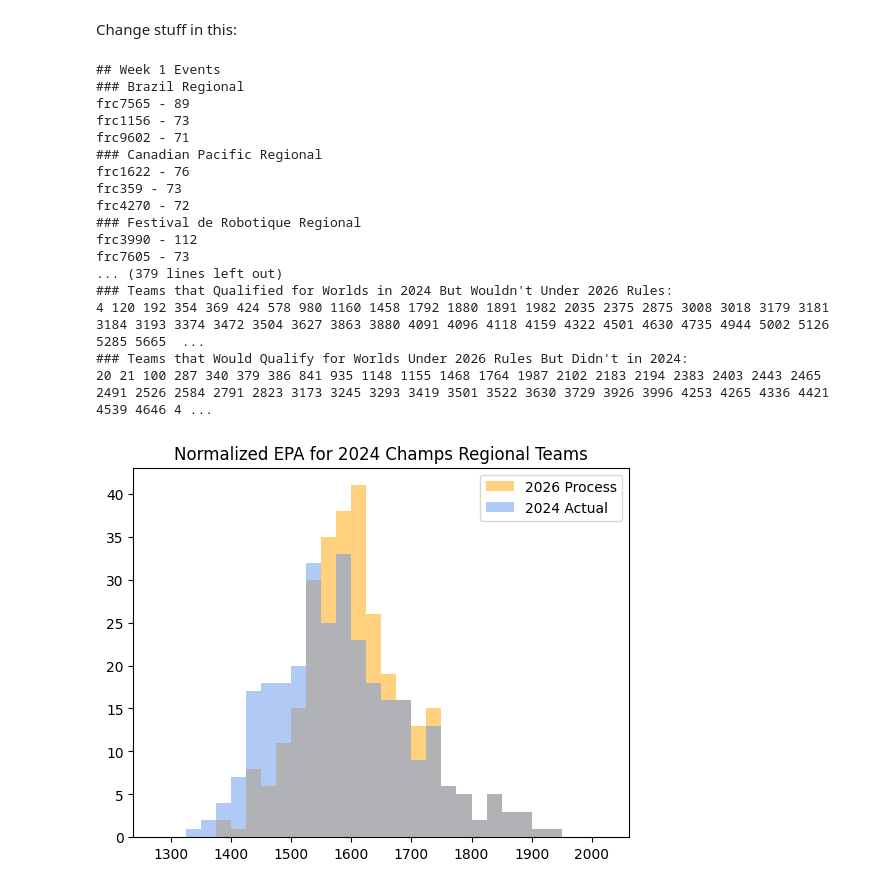
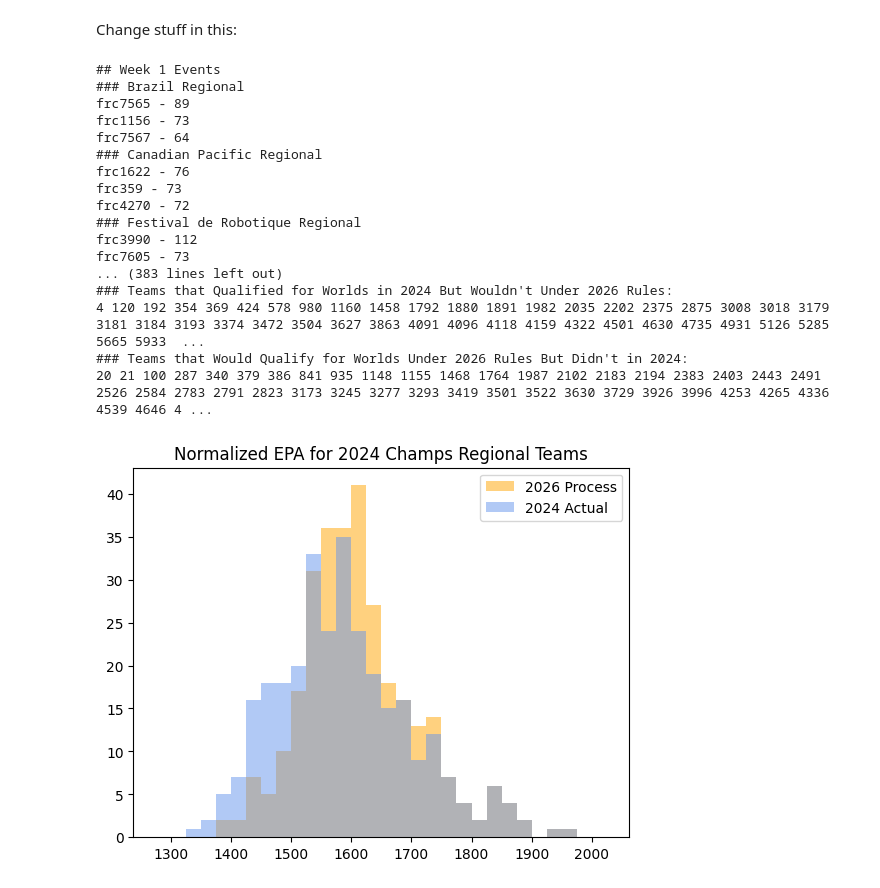
Before and after one commit to pigrammer3/regional-points, a Jupyter notebook: regional.ipynb, the cells around one changed output. Saved outputs shown, nothing was run; the diff lists cells and outputs as text; code cells hidden in the pictures.

```diff
--- a/regional.ipynb
+++ b/regional.ipynb
@@ -57,7 +150,7 @@ Change stuff in this:
 YEAR = 2024
 
 HEADERS = {
-    "X-TBA-Auth-Key": "UAITaJCkL2BgqIVUoO8KkZ5HW3olcOycbg1RPnu9lBCgaj5VRWDXrCB6C8BHuuIY"
+    "X-TBA-Auth-Key": ""
 }
 
 ROOT_URL = "https://www.thebluealliance.com/api/v3"
@@ -67,7 +160,7 @@ CAPACITY = 600  # worlds capacity
 IMPACT_AWARD_KEY = 0
 EI_KEY = 9
 
-TEAM_PAGES = 20  # 1 page = 500 teams
+TEAM_PAGES = 22  # 1 page = 500 teams
 
 STATBOTICS_PAGES = 4  # 1 page = 1000 teams
 # %%
@@ -166,12 +273,18 @@ best_playoff_finish: dict[str, PlayoffFinish] = defaultdict(
 best_alliance_points: dict[str, int] = defaultdict(int)
 best_quals_performance: dict[str, int] = defaultdict(int)
 scores: dict[str, list[int]] = defaultdict(list)
+events_by_team: dict[str, list[TeamEventOPR]] = defaultdict(list)
 
 
-def regional_pool_points(events: tuple[int] | tuple[int, int]) -> int:
+def regional_pool_points(events: tuple[int] | tuple[int, int], team_key: str) -> int:
+    points = 0
+    if ALL_TEAMS[team_key]["rookie_year"] == YEAR:
+        points += 10
+    elif ALL_TEAMS[team_key]["rookie_year"] == YEAR - 1:
+        points += 5
     if len(events) == 2:
-        return events[0] + events[1]
-    return round(events[0] * 1.6) + 14
+        return points + events[0] + events[1]
+    return points + round(events[0] * 1.6) + 14
 
 
 def sorting_criteria(team_key: str, points: int) -> SortingCriteria:
@@ -186,12 +299,13 @@ def sorting_criteria(team_key: str, points: int) -> SortingCriteria:
 
 
 def pool_sorting_criteria(team_key: str) -> SortingCriteria:
-    return sorting_criteria(team_key, regional_pool_points(regional_pool[team_key]))
+    return sorting_criteria(team_key, regional_pool_points(regional_pool[team_key], team_key))
 
 
 event_thresholds_by_week = []
 pool_thresholds = []
 team_last_week: dict[str, int] = {}
+team_qualified_from: dict[str, str | tuple[str, str]] = {}
 
 for week in range(1, 7):
     print("## Week", week, "Events")
@@ -206,16 +320,17 @@ for week in range(1, 7):
         print("###", event["name"])
         this_event_teams: dict[str, int] = {}
         event_key = event["key"]
-        district_points = requests.get(
-            ROOT_URL + f"/event/{event_key}/district_points", headers=HEADERS
+        district_points: DistrictPoints = requests.get(
+            f"{ROOT_URL}/event/{event_key}/district_points", headers=HEADERS
         ).json()
         awards = requests.get(
-            ROOT_URL + f"/event/{event_key}/awards", headers=HEADERS
+            f"{ROOT_URL}/event/{event_key}/awards", headers=HEADERS
+        ).json()
+        oprs: OPRs = requests.get(
+            f"{ROOT_URL}/event/{event_key}/oprs", headers=HEADERS
         ).json()
         for team_key, points in district_points["points"].items():
             if team_key in DISTRICT_TEAMS:
-                continue
-            if team_key in qualified_teams or team_key in PREQUALIFIED:
                 continue
             team_last_week[team_key] = week
             best_alliance_points[team_key] = max(
@@ -241,10 +356,9 @@ for week in range(1, 7):
                 )
             ):
                 points += 28 - 8
-            if ALL_TEAMS[team_key]["rookie_year"] == YEAR:
-                points += 10
-            elif ALL_TEAMS[team_key]["rookie_year"] == YEAR - 1:
-                points += 5
+            events_by_team[team_key].append(TeamEventOPR(team_key, event_key, oprs["oprs"][team_key], week, points))
+            if team_key in qualified_teams or team_key in PREQUALIFIED:
+                continue
             this_event_teams[team_key] = points
             if team_key not in regional_pool:
                 regional_pool[team_key] = (points,)
@@ -324,16 +438,11 @@ for week in range(1, 7):
                 del regional_pool[team_key]
             print(team_key, "-", this_event_teams[team_key])
             event_threshold = this_event_teams[team_key]
+            team_qualified_from[team_key] = event_key
         event_thresholds.append(event_threshold)
-    if week % 2 == 0:
+    if week > 1:
         print("### Week", week, "Regional Pool")
-        TO_QUALIFY = 0
-        if week == 2:
-            TO_QUALIFY = REGIONAL_POOL_SIZE // 3
-        elif week == 4:
-            TO_QUALIFY = REGIONAL_POOL_SIZE // 2
-        else:
-            TO_QUALIFY = REGIONAL_POOL_SIZE
+        TO_QUALIFY = REGIONAL_POOL_SIZE // (7 - week)
         REGIONAL_POOL_SIZE -= TO_QUALIFY
         pool_threshold = 0
         for team_key in list(
@@ -345,9 +454,14 @@ for week in range(1, 7):
         )[:TO_QUALIFY]:
             qualified_teams.add(team_key)
             print(
-                team_key, "-", points := regional_pool_points(regional_pool[team_key])
+                team_key, "-", points := regional_pool_points(regional_pool[team_key], team_key)
             )
             pool_threshold = points
+            events = events_by_team[team_key]
+            if len(events) == 1:
+                team_qualified_from[team_key] = events[0].event
+            else:
+                team_qualified_from[team_key] = tuple(map(lambda event: event.event, events[:2]))
             del regional_pool[team_key]
         pool_thresholds.append(pool_threshold)
     event_thresholds_by_week.append(event_thresholds)
@@ -368,8 +482,8 @@ for week, event_thresholds in enumerate(event_thresholds_by_week, start=1):
 print("### Pool Thresholds:")
 print(
     *(
-        f"Week {2*i}: {threshold}"
-        for i, threshold in enumerate(pool_thresholds, start=1)
+        f"Week {i}: {threshold}"
+        for i, threshold in enumerate(pool_thresholds, start=2)
     ),
     sep="\n",
 )
@@ -401,36 +515,36 @@ plt.hist(
     range=(1275, 2025),
     color="orange",
     alpha=0.5,
     label="2026 Process",
 )
 plt.hist(
     [TEAM_TO_EPA[team] for team in WORLDS_REGIONAL_TEAMS],
     bins=30,
     range=(1275, 2025),
     color="cornflowerblue",
     alpha=0.5,
     label=f"{YEAR} Actual",
 )
 plt.legend()
 
 plt.show()
 # %% [output]
 ## Week 1 Events
 ### Brazil Regional
 frc7565 - 89
 frc1156 - 73
-frc9602 - 71
+frc7567 - 64
 ### Canadian Pacific Regional
 frc1622 - 76
 frc359 - 73
 frc4270 - 72
 ### Festival de Robotique Regional
 frc3990 - 112
 frc7605 - 73
-... (379 lines left out)
+... (383 lines left out)
 ### Teams that Qualified for Worlds in 2024 But Wouldn't Under 2026 Rules:
-4 120 192 354 369 424 578 980 1160 1458 1792 1880 1891 1982 2035 2375 2875 3008 3018 3179 3181 3184 3193 3374 3472 3504 3627 3863 3880 4091 4096 4118 4159 4322 4501 4630 4735 4944 5002 5126 5285 5665  ...
+4 120 192 354 369 424 578 980 1160 1458 1792 1880 1891 1982 2035 2202 2375 2875 3008 3018 3179 3181 3184 3193 3374 3472 3504 3627 3863 4091 4096 4118 4159 4322 4501 4630 4735 4931 5126 5285 5665 5933  ...
 ### Teams that Would Qualify for Worlds Under 2026 Rules But Didn't in 2024:
-20 21 100 287 340 379 386 841 935 1148 1155 1468 1764 1987 2102 2183 2194 2383 2403 2443 2465 2491 2526 2584 2791 2823 3173 3245 3293 3419 3501 3522 3630 3729 3926 3996 4253 4265 4336 4421 4539 4646 4 ...
+20 21 100 287 340 379 386 841 935 1148 1155 1468 1764 1987 2102 2183 2194 2383 2403 2443 2491 2526 2584 2783 2791 2823 3173 3245 3277 3293 3419 3501 3522 3630 3729 3926 3996 4253 4265 4336 4539 4646 4 ...
-[figure, old version]
+[figure, new version]
 # %%
```
Also changed, not shown: parts of 5 cells of this notebook, 2 other files.
